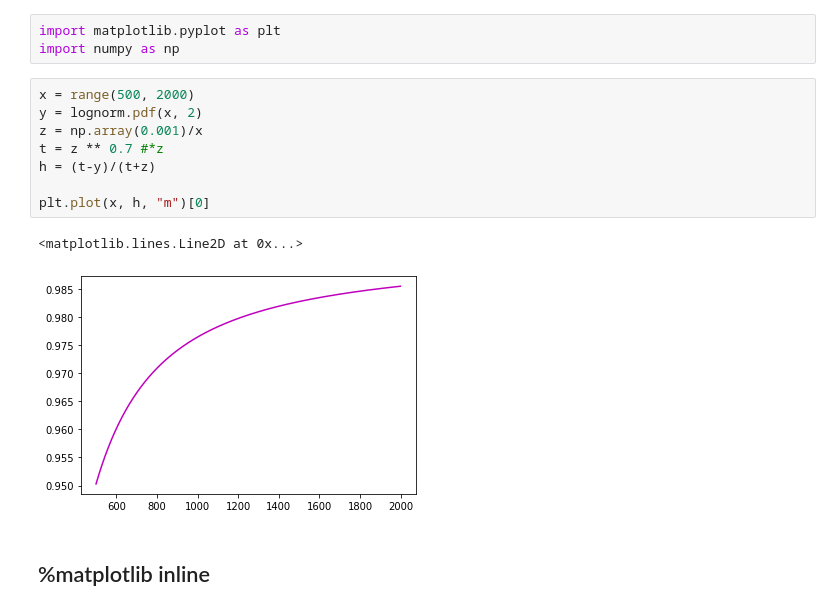
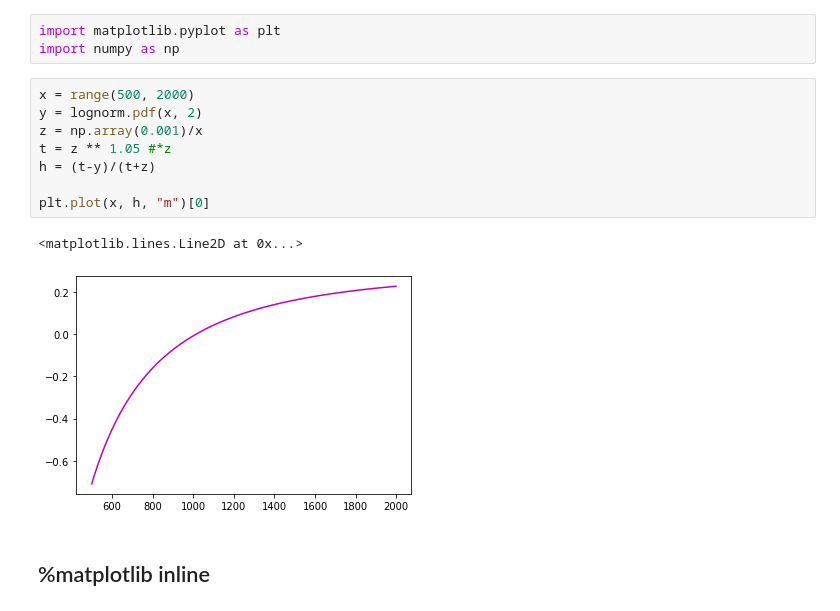
Before and after one commit to moshez/screaming-fast, a Jupyter notebook: analysis.ipynb, the cells around one changed output. Drawn from its saved outputs; the diff is of its cells as text.

```diff
--- a/analysis.ipynb
+++ b/analysis.ipynb
@@ -52,14 +52,14 @@ import numpy as np
 # %%
 x = range(500, 2000)
 y = lognorm.pdf(x, 2)
 z = np.array(0.001)/x
-t = z ** 0.7 #*z
+t = z ** 1.05 #*z
 h = (t-y)/(t+z)
 
 plt.plot(x, h, "m")[0]
 # %% [output]
 <matplotlib.lines.Line2D at 0x...>
-[figure, old version]
+[figure, new version]
 # %% [markdown]
 ## %matplotlib inline
 # %%
```
Also changed, not shown: 1 other file.
